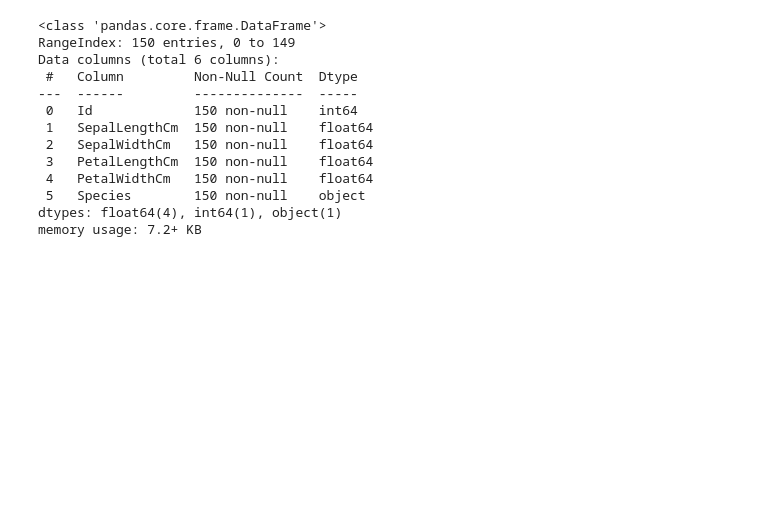
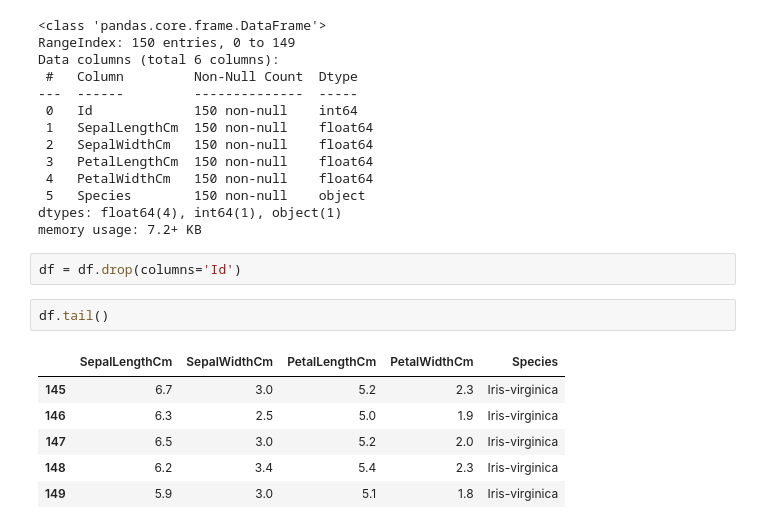
Before and after one commit to rezzz59/Belajar_Deep_Learning, a Jupyter notebook: klasifikasi_multikelas.ipynb, the cells around one changed output. Drawn from its saved outputs; the diff is of its cells as text; blank space fills up the shorter version.

```diff
--- a/klasifikasi_multikelas.ipynb
+++ b/klasifikasi_multikelas.ipynb
@@ -37,3 +37,14 @@ Data columns (total 6 columns):
  5   Species        150 non-null    object
 dtypes: float64(4), int64(1), object(1)
 memory usage: 7.2+ KB
+# %%
+df = df.drop(columns='Id')
+# %%
+df.tail()
+# %% [output]
+|  | SepalLengthCm | SepalWidthCm | PetalLengthCm | PetalWidthCm | Species |
+| 145 | 6.7 | 3.0 | 5.2 | 2.3 | Iris-virginica |
+| 146 | 6.3 | 2.5 | 5.0 | 1.9 | Iris-virginica |
+| 147 | 6.5 | 3.0 | 5.2 | 2.0 | Iris-virginica |
+| 148 | 6.2 | 3.4 | 5.4 | 2.3 | Iris-virginica |
+| 149 | 5.9 | 3.0 | 5.1 | 1.8 | Iris-virginica |
```
Also changed, not shown: parts of 10 cells of this notebook.
